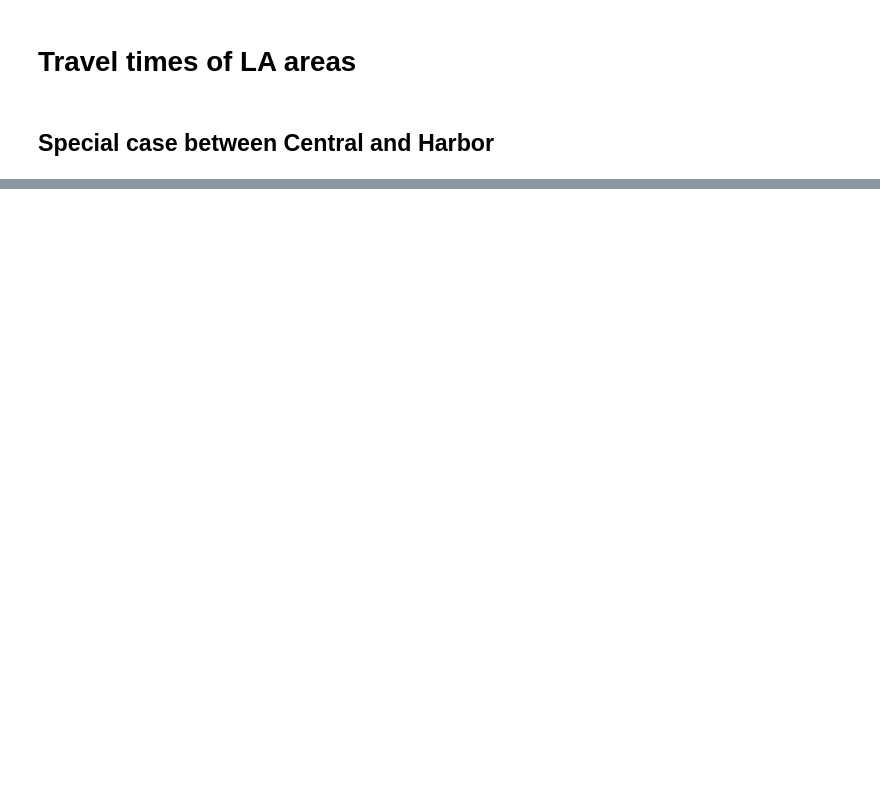
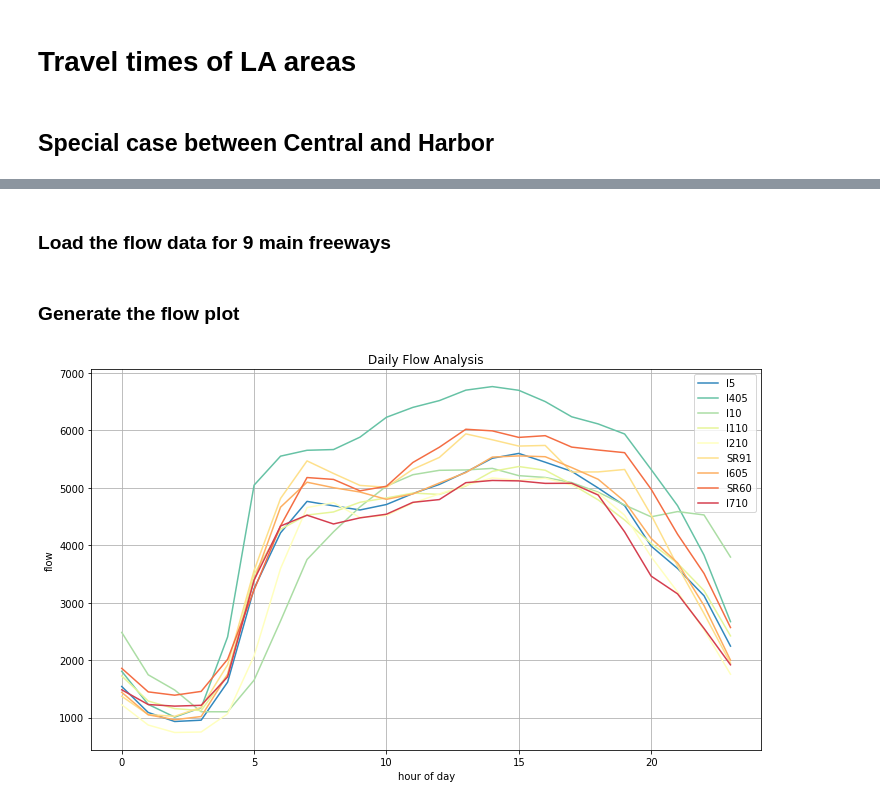
Before and after one commit to bananannn/ECE-143-Group-2, a Jupyter notebook: Uberproject.ipynb, the cells around one changed output, grey strips where cells are left out. Drawn from its saved outputs; the diff is of its cells as text; code cells hidden in the pictures; blank space fills up the shorter version.

```diff
--- a/Uberproject.ipynb
+++ b/Uberproject.ipynb
@@ -212,0 +132,22 @@ ValueError: Expected object or value
+# %% [markdown]
+### Load the flow data for 9 main freeways
+# %%
+data_110f = pd.read_csv('./data/I110_flow.csv',sep=',')
+data_5f = pd.read_csv('./data/I5_flow.csv',sep=',')
+data_10 = pd.read_csv('./data/I10.csv',sep=',')
+data_10f = pd.read_csv('./data/I10_flow.csv',sep=',')
+data_405f = pd.read_csv('./data/I405_flow.csv',sep=',')
+data_210f = pd.read_csv('./data/I210_flow.csv',sep=',')
+data_605f = pd.read_csv('./data/I605_flow.csv',sep=',')
+data_710f = pd.read_csv('./data/I710_flow.csv',sep=',')
+data_60f = pd.read_csv('./data/SR60_flow.csv',sep=',')
+data_91f = pd.read_csv('./data/SR91_flow.csv',sep=',')
+# %% [markdown]
+### Generate the flow plot
+# %%
+data = [data_5f,data_405f,data_10f,data_110f,data_210f,data_91f,data_605f,data_60f,data_710f]
+name = ['I5','I405','I10','I110','I210','SR91','I605','SR60','I710']
+
+plot(data,name)
+# %% [output]
+[figure, added]
```
Also changed, not shown: parts of 18 cells of this notebook.
